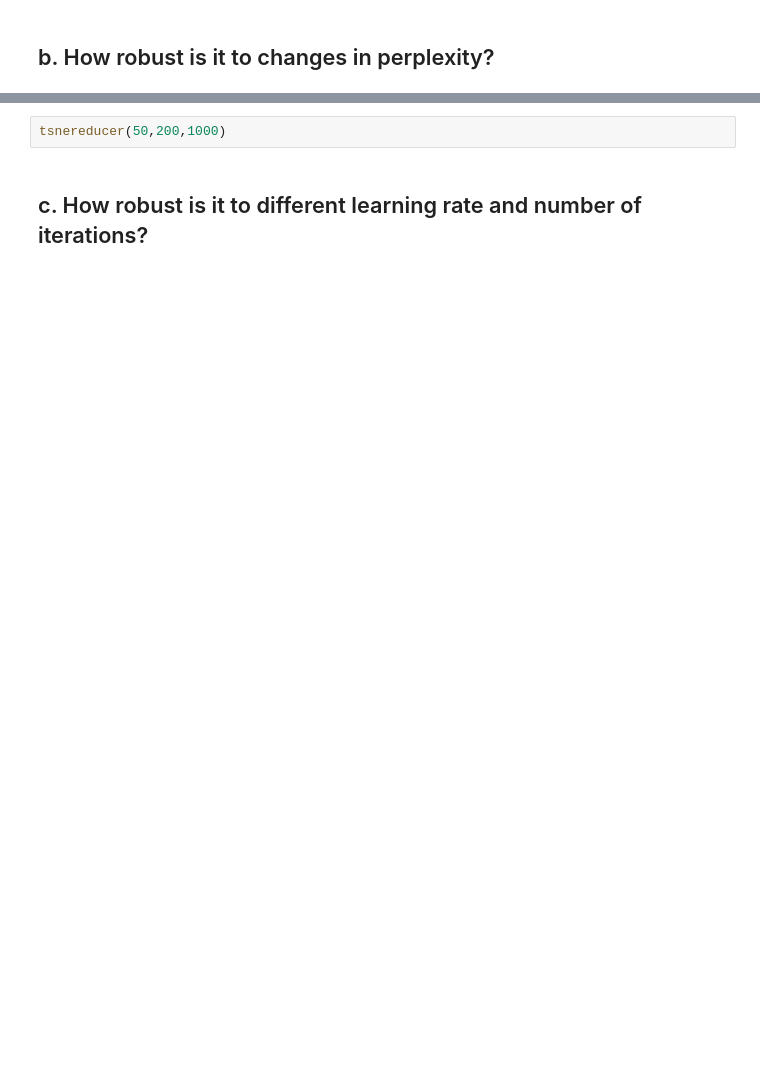
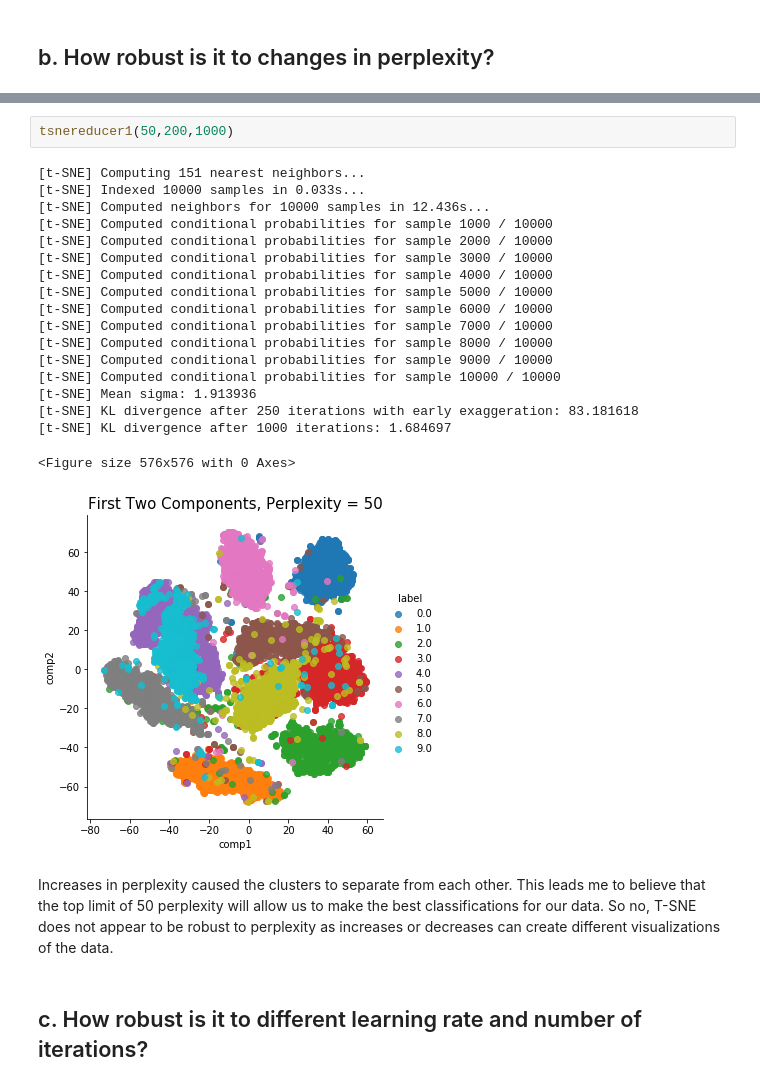
Before and after one commit to hanselringger/Econ213HW, a Jupyter notebook: Homework 5.ipynb, the cells around one changed output, grey strips where cells are left out. Cells and saved outputs as stored; diff of their text form; blank space fills up the shorter version.

```diff
--- a/Homework 5.ipynb
+++ b/Homework 5.ipynb
@@ -192,4 +215,25 @@ tsnereducer(30,200,1000)
 # %%
-tsnereducer(50,200,1000)
+tsnereducer1(50,200,1000)
+# %% [output]
+[t-SNE] Computing 151 nearest neighbors...
+[t-SNE] Indexed 10000 samples in 0.033s...
+[t-SNE] Computed neighbors for 10000 samples in 12.436s...
+[t-SNE] Computed conditional probabilities for sample 1000 / 10000
+[t-SNE] Computed conditional probabilities for sample 2000 / 10000
+[t-SNE] Computed conditional probabilities for sample 3000 / 10000
+[t-SNE] Computed conditional probabilities for sample 4000 / 10000
+[t-SNE] Computed conditional probabilities for sample 5000 / 10000
+[t-SNE] Computed conditional probabilities for sample 6000 / 10000
+[t-SNE] Computed conditional probabilities for sample 7000 / 10000
+[t-SNE] Computed conditional probabilities for sample 8000 / 10000
+[t-SNE] Computed conditional probabilities for sample 9000 / 10000
+[t-SNE] Computed conditional probabilities for sample 10000 / 10000
+[t-SNE] Mean sigma: 1.913936
+[t-SNE] KL divergence after 250 iterations with early exaggeration: 83.181618
+[t-SNE] KL divergence after 1000 iterations: 1.684697
+<Figure size 576x576 with 0 Axes>
+[figure, added]
+# %% [markdown]
+Increases in perplexity caused the clusters to separate from each other. This leads me to believe that the top limit of 50 perplexity will allow us to make the best classifications for our data. So no, T-SNE does not appear to be robust to perplexity as increases or decreases can create different visualizations of the data.
 # %% [markdown]
 ## c. How robust is it to different learning rate and number of iterations?
```
Also changed, not shown: parts of 30 cells of this notebook.
